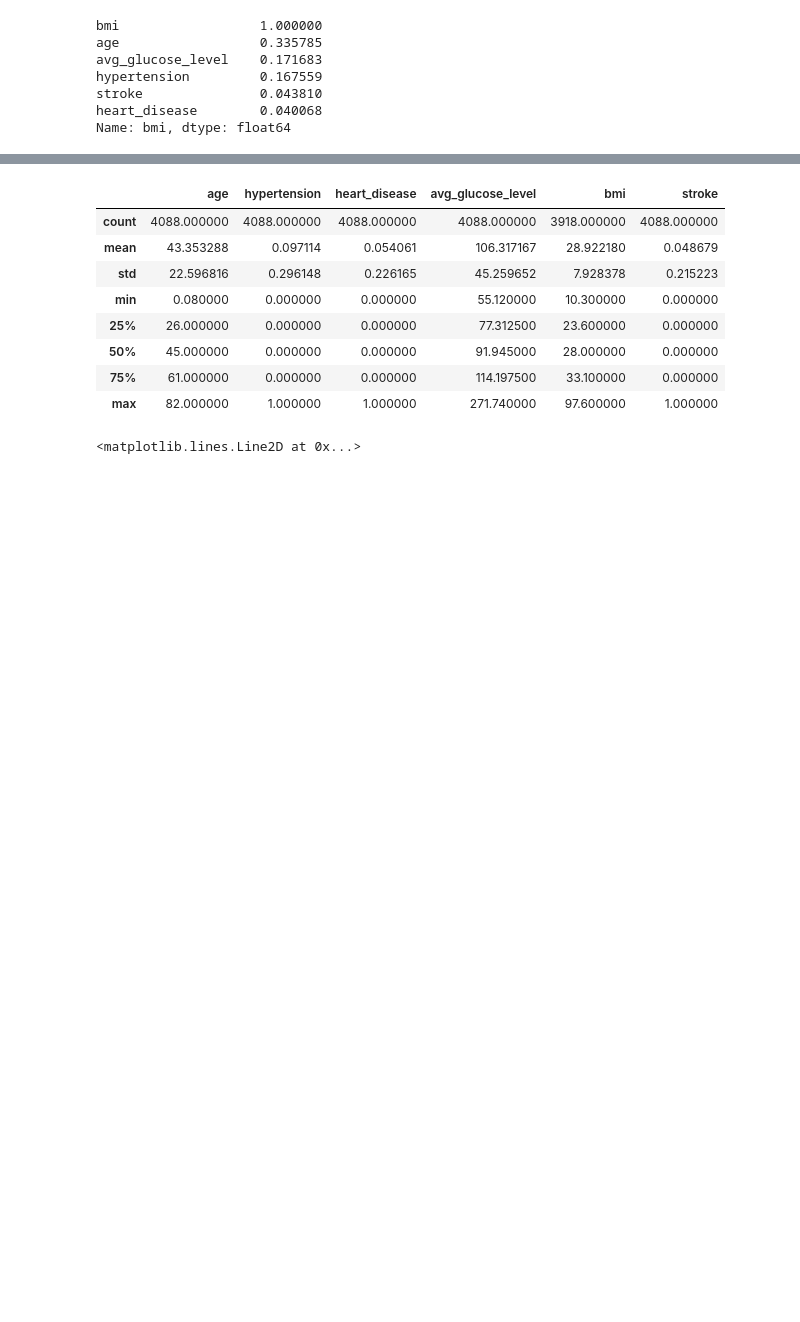
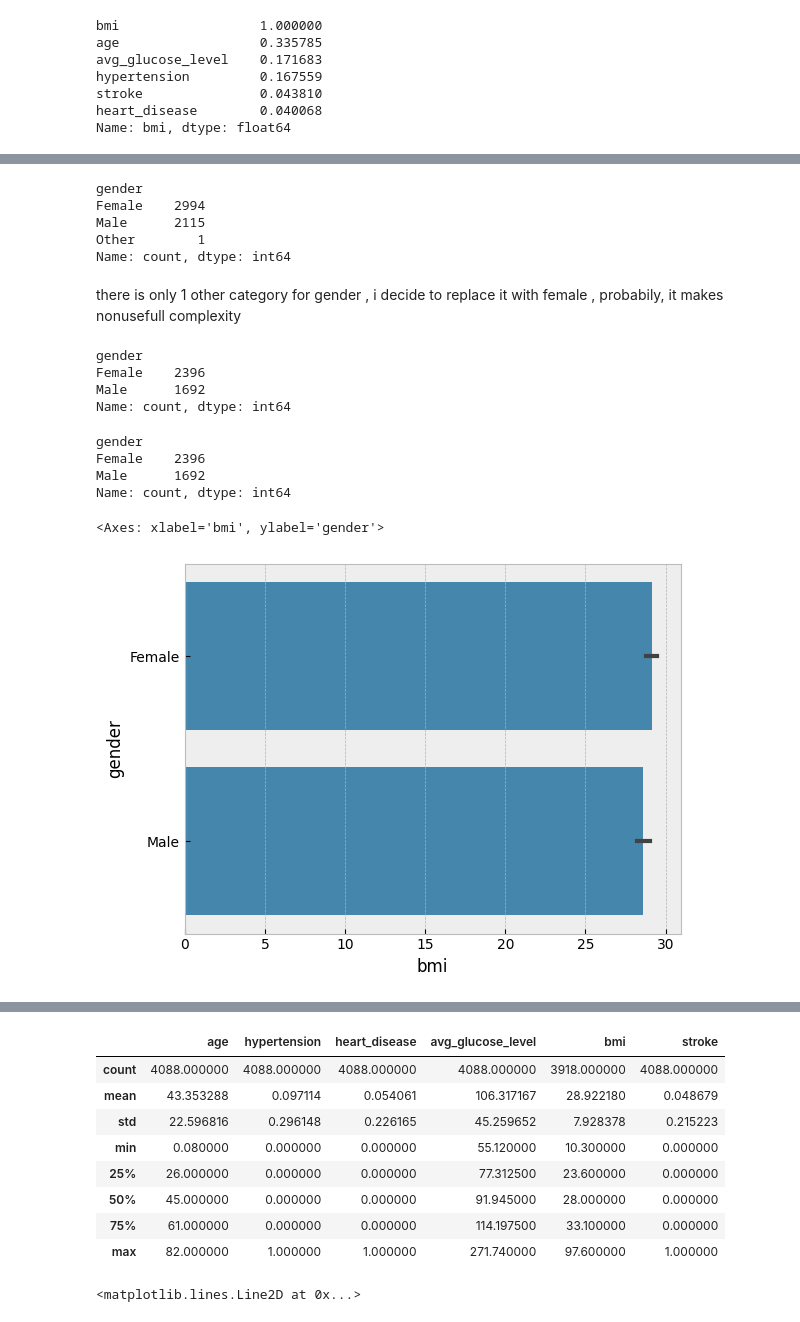
Before and after one commit to databak/brain_stroke_prediction, a Jupyter notebook: notebook/brain_stroke_prediction.ipynb, the cells around one changed output, grey strips where cells are left out. Drawn from its saved outputs; the diff is of its cells as text; code cells hidden in the pictures; blank space fills up the shorter version.

```diff
--- a/notebook/brain_stroke_prediction.ipynb
+++ b/notebook/brain_stroke_prediction.ipynb
@@ -124,0 +139,32 @@ Name: bmi, dtype: float64
+# %%
+# check other catefory for all dataset
+print(data['gender'].value_counts())
+# %% [output]
+gender
+Female    2994
+Male      2115
+Other        1
+Name: count, dtype: int64
+# %% [markdown]
+there is only 1 other category for gender , i decide to replace it with female , probabily, it makes nonusefull complexity
+# %%
+index_other  = df_train [df_train['gender'] == 'Other'].index
+df_train.loc[index_other , 'gender'] = 'Female'   # assign female to other category in gender
+df_train['gender'].value_counts()
+# %% [output]
+gender
+Female    2396
+Male      1692
+Name: count, dtype: int64
+# %%
+df_train['gender'].value_counts()
+# %% [output]
+gender
+Female    2396
+Male      1692
+Name: count, dtype: int64
+# %%
+sns.barplot(df_train , x = 'bmi' , y = 'gender')
+# %% [output]
+<Axes: xlabel='bmi', ylabel='gender'>
+[figure, added]
```
Also changed, not shown: parts of 20 cells of this notebook.
